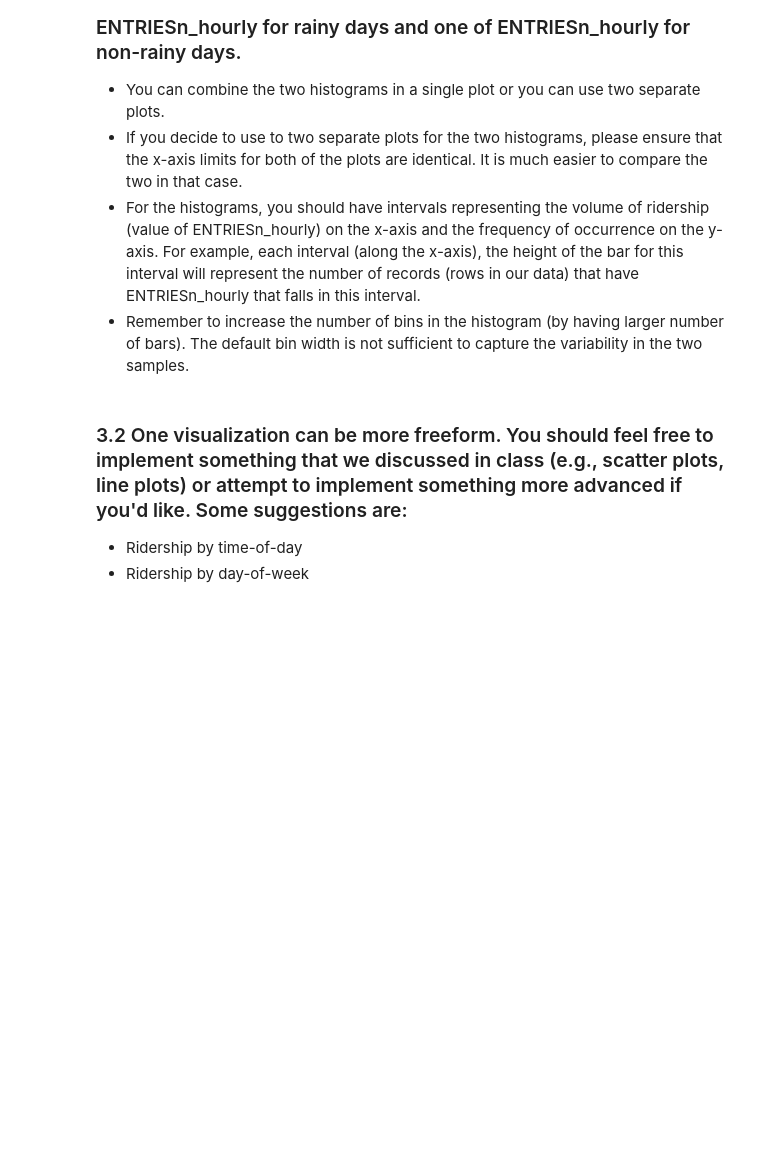
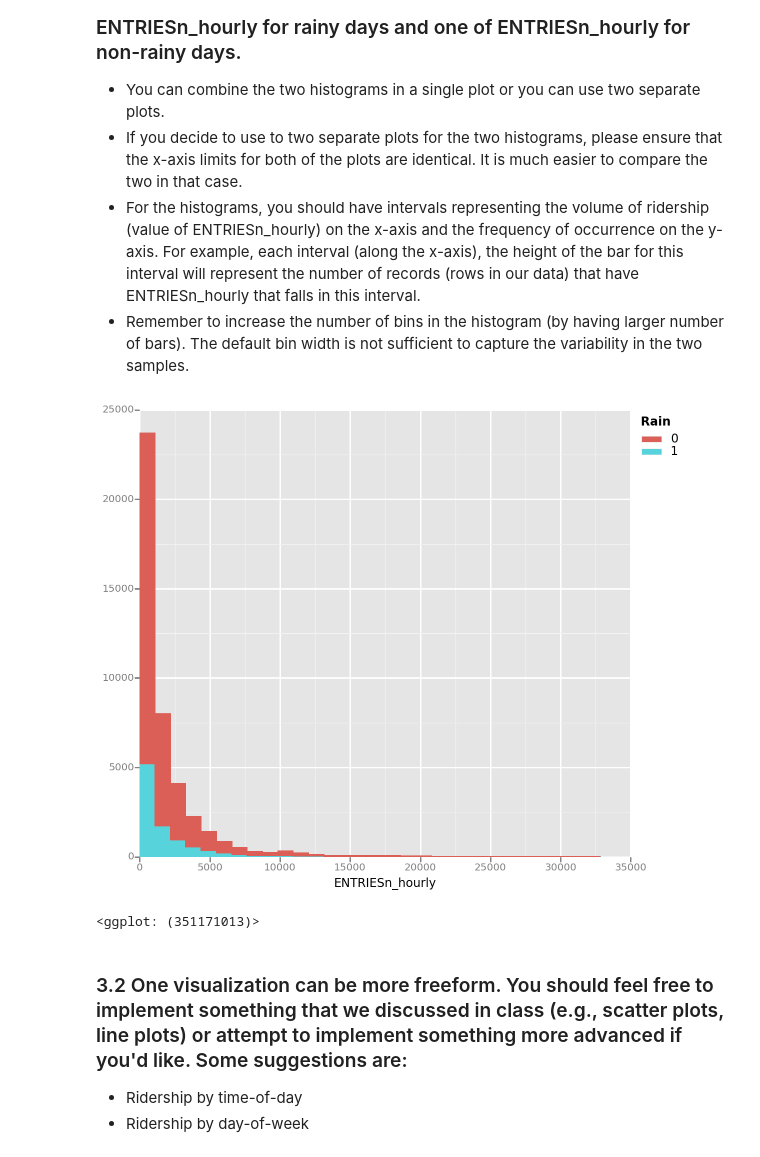
Before and after one commit to kovthe/knowledge, a Jupyter notebook: data_science/udacity_data_analyst_nanodegree/P2/P2_Analyzing_the_NYC_Subway_Dataset.ipynb, the cells around one changed output. Saved outputs shown, nothing was run; the diff lists cells and outputs as text; code cells hidden in the pictures; blank space fills up the shorter version.

```diff
--- a/data_science/udacity_data_analyst_nanodegree/P2/P2_Analyzing_the_NYC_Subway_Dataset.ipynb
+++ b/data_science/udacity_data_analyst_nanodegree/P2/P2_Analyzing_the_NYC_Subway_Dataset.ipynb
@@ -52,6 +209,11 @@ Please include two visualizations that show the relationships between two or mor
 * If you decide to use to two separate plots for the two histograms, please ensure that the x-axis limits for both of the plots are identical. It is much easier to compare the two in that case.
 * For the histograms, you should have intervals representing the volume of ridership (value of ENTRIESn_hourly) on the x-axis and the frequency of occurrence on the y-axis. For example, each interval (along the x-axis), the height of the bar for this interval will represent the number of records (rows in our data) that have ENTRIESn_hourly that falls in this interval.
 * Remember to increase the number of bins in the histogram (by having larger number of bars). The default bin width is not sufficient to capture the variability in the two samples.
+# %%
+gp.ggplot(df, gp.aes(x="ENTRIESn_hourly", fill="rain", color="rain")) + gp.geom_histogram()
+# %% [output]
+[figure, added]
+<ggplot: (351171013)>
 # %% [markdown]
 ### 3.2 One visualization can be more freeform. You should feel free to implement something that we discussed in class (e.g., scatter plots, line plots) or attempt to implement something more advanced if you'd like. Some suggestions are:
 * Ridership by time-of-day
```
Also changed, not shown: parts of 35 cells of this notebook, 8 other files.
